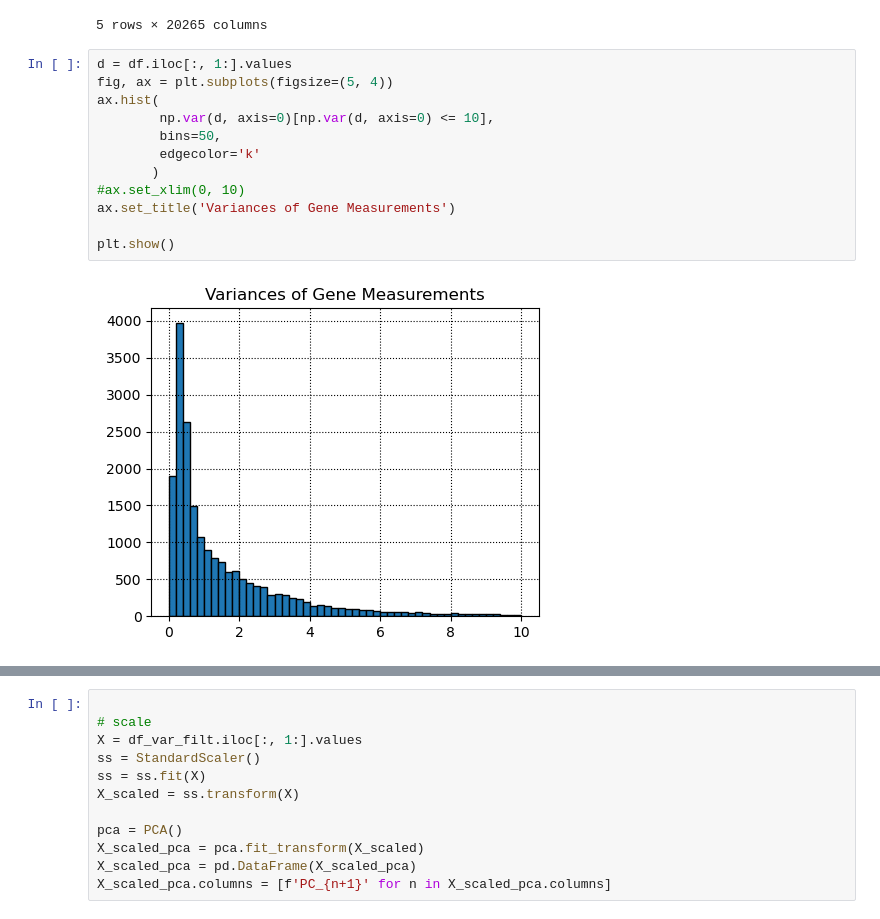
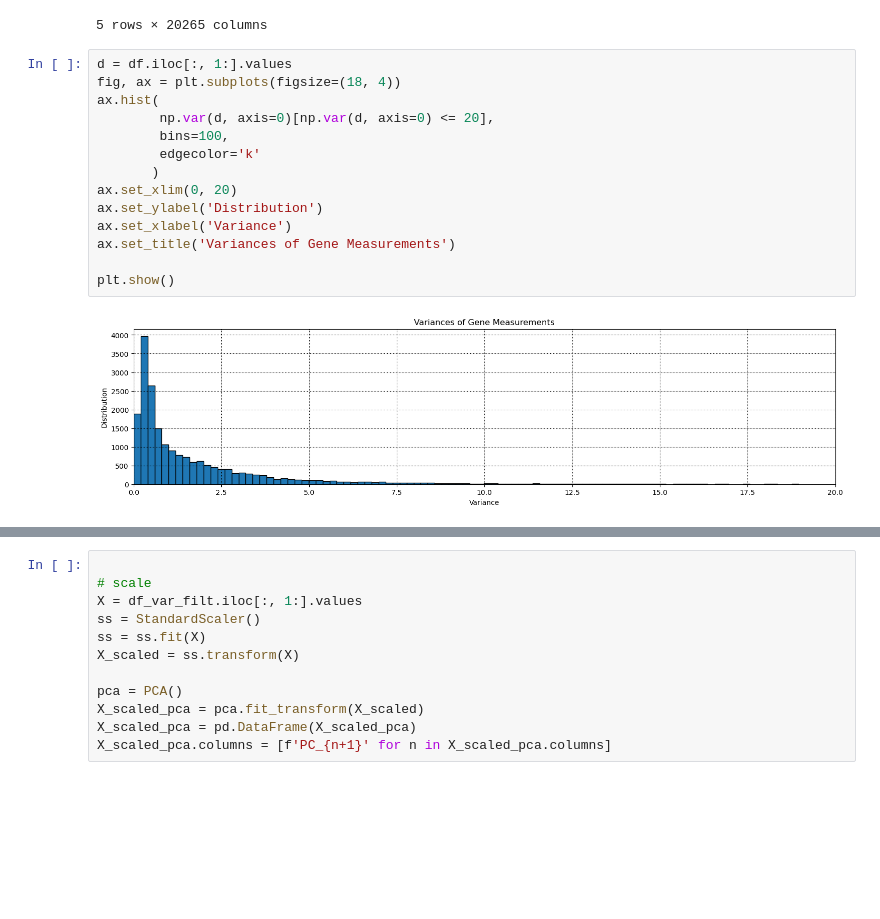
Before and after one commit to tadelloro/Gene_Expression_Clustering, a Jupyter notebook: Cluster_Analysis.ipynb, the cells around one changed output, grey strips where cells are left out. Saved outputs shown, nothing was run; the diff lists cells and outputs as text; blank space fills up the shorter version.

```diff
--- a/Cluster_Analysis.ipynb
+++ b/Cluster_Analysis.ipynb
@@ -162,18 +164,20 @@ df.head()
 5 rows × 20265 columns
 # %%
 d = df.iloc[:, 1:].values
-fig, ax = plt.subplots(figsize=(5, 4))
+fig, ax = plt.subplots(figsize=(18, 4))
 ax.hist(
-        np.var(d, axis=0)[np.var(d, axis=0) <= 10],
-        bins=50,
+        np.var(d, axis=0)[np.var(d, axis=0) <= 20],
+        bins=100,
         edgecolor='k'
        )
-#ax.set_xlim(0, 10)
+ax.set_xlim(0, 20)
+ax.set_ylabel('Distribution')
+ax.set_xlabel('Variance')
 ax.set_title('Variances of Gene Measurements')
 
 plt.show()
 # %% [output]
-[figure, old version]
+[figure, new version]
 # %%
 d = df.iloc[:, 1:].values
 
```
Also changed, not shown: parts of 24 cells of this notebook.
